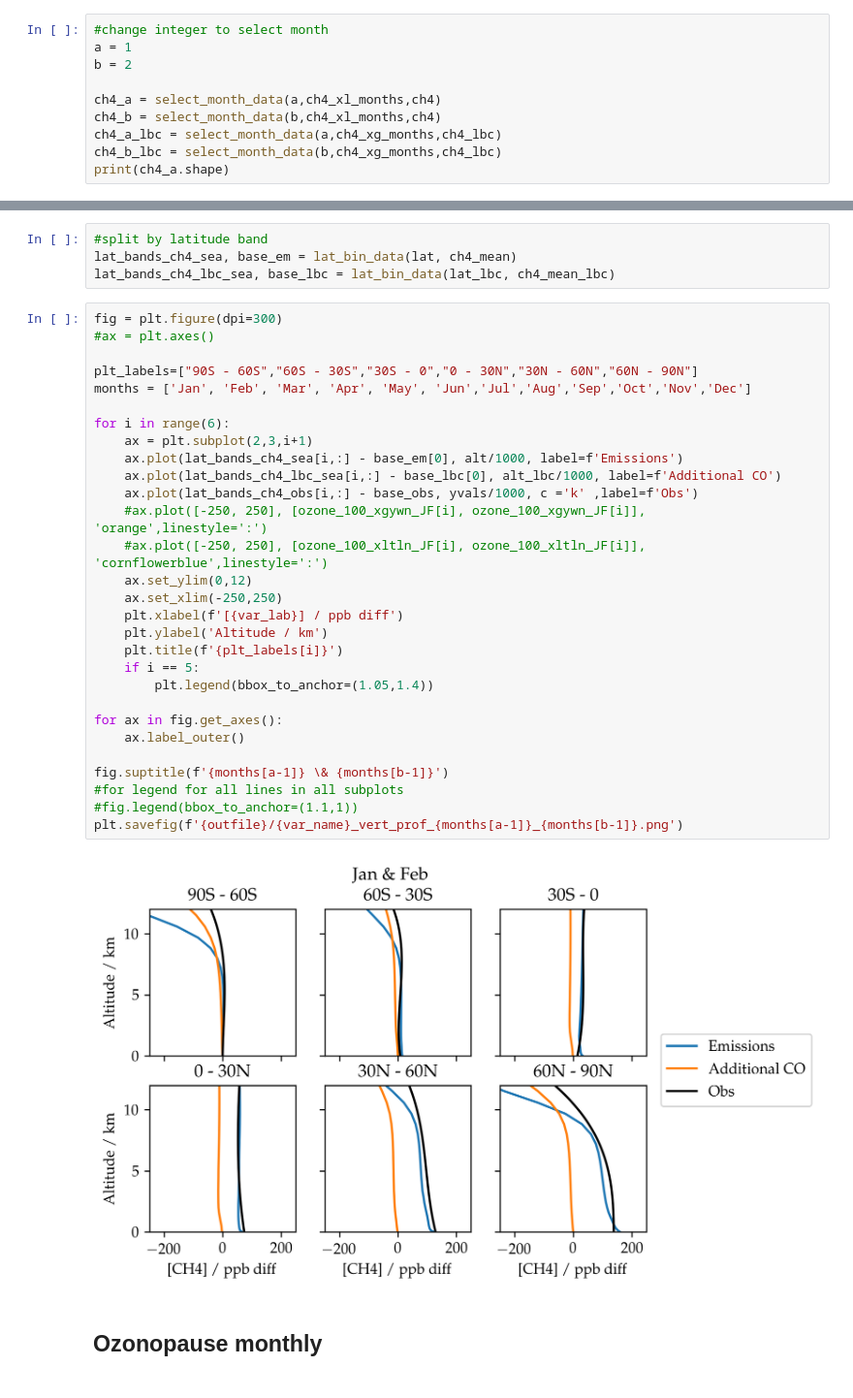
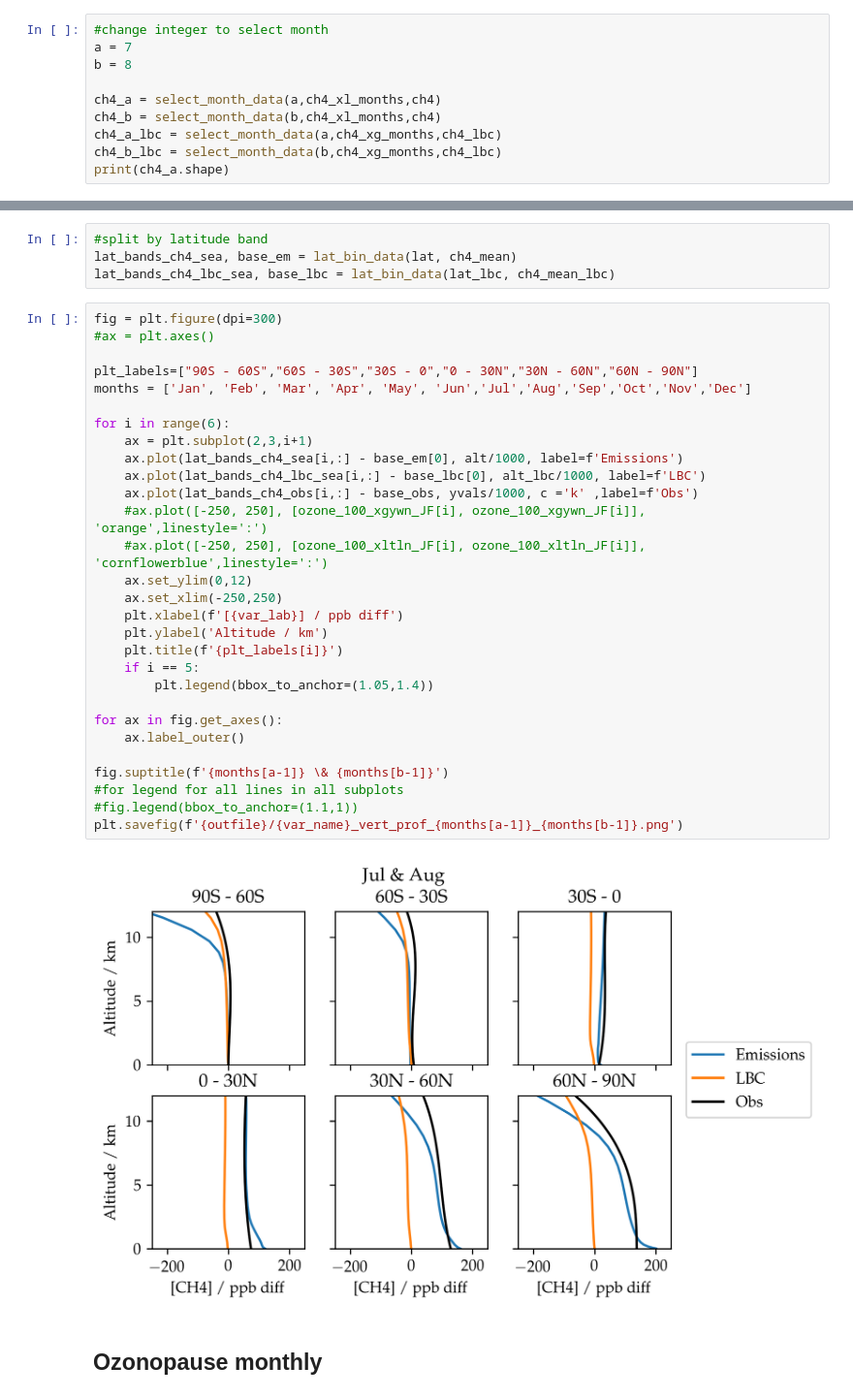
Before and after one commit to zosiast/blueberry_11_19, a Jupyter notebook: basic_plots/ch4_vert_prof_compare.ipynb, the cells around one changed output, grey strips where cells are left out. Shown: that part at 97% size. Drawn from its saved outputs; the diff is of its cells as text.

```diff
--- a/basic_plots/ch4_vert_prof_compare.ipynb
+++ b/basic_plots/ch4_vert_prof_compare.ipynb
@@ -170,8 +170,8 @@ def select_month_data(month,month_list,arr):
     return(np.array(jan_ch4))
 # %%
 #change integer to select month
-a = 1
-b = 2
+a = 7
+b = 8
 
 ch4_a = select_month_data(a,ch4_xl_months,ch4)
 ch4_b = select_month_data(b,ch4_xl_months,ch4)
@@ -191,34 +191,34 @@ lat_bands_ch4_lbc_sea, base_lbc = lat_bin_data(lat_lbc, ch4_mean_lbc)
 # %%
 fig = plt.figure(dpi=300)
 #ax = plt.axes()
 
 plt_labels=["90S - 60S","60S - 30S","30S - 0","0 - 30N","30N - 60N","60N - 90N"]
 months = ['Jan', 'Feb', 'Mar', 'Apr', 'May', 'Jun','Jul','Aug','Sep','Oct','Nov','Dec']
 
 for i in range(6):
     ax = plt.subplot(2,3,i+1)
     ax.plot(lat_bands_ch4_sea[i,:] - base_em[0], alt/1000, label=f'Emissions')
-    ax.plot(lat_bands_ch4_lbc_sea[i,:] - base_lbc[0], alt_lbc/1000, label=f'Additional CO')
+    ax.plot(lat_bands_ch4_lbc_sea[i,:] - base_lbc[0], alt_lbc/1000, label=f'LBC')
     ax.plot(lat_bands_ch4_obs[i,:] - base_obs, yvals/1000, c ='k' ,label=f'Obs')
     #ax.plot([-250, 250], [ozone_100_xgywn_JF[i], ozone_100_xgywn_JF[i]], 'orange',linestyle=':')
     #ax.plot([-250, 250], [ozone_100_xltln_JF[i], ozone_100_xltln_JF[i]], 'cornflowerblue',linestyle=':')
     ax.set_ylim(0,12)
     ax.set_xlim(-250,250)
     plt.xlabel(f'[{var_lab}] / ppb diff')
     plt.ylabel('Altitude / km')
     plt.title(f'{plt_labels[i]}')
     if i == 5:
         plt.legend(bbox_to_anchor=(1.05,1.4))
 
 for ax in fig.get_axes():
     ax.label_outer()
 
 fig.suptitle(f'{months[a-1]} \& {months[b-1]}')
 #for legend for all lines in all subplots
 #fig.legend(bbox_to_anchor=(1.1,1))
 plt.savefig(f'{outfile}/{var_name}_vert_prof_{months[a-1]}_{months[b-1]}.png')
 # %% [output]
-[figure, old version]
+[figure, new version]
 # %% [markdown]
 ## Ozonopause monthly
 # %%
```
Also changed, not shown: parts of 1 cell of this notebook, 1 other file.
